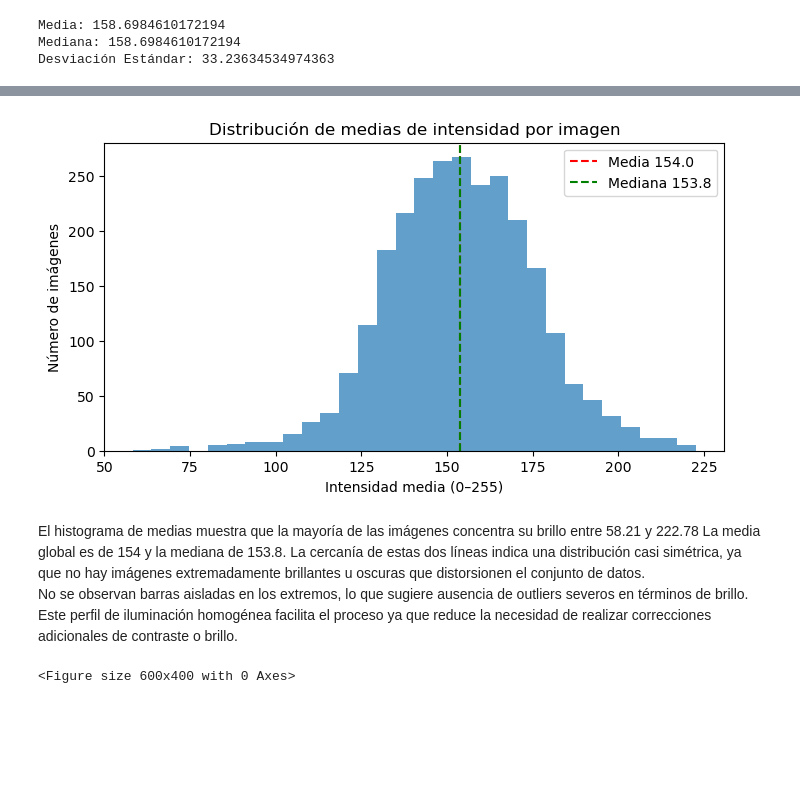
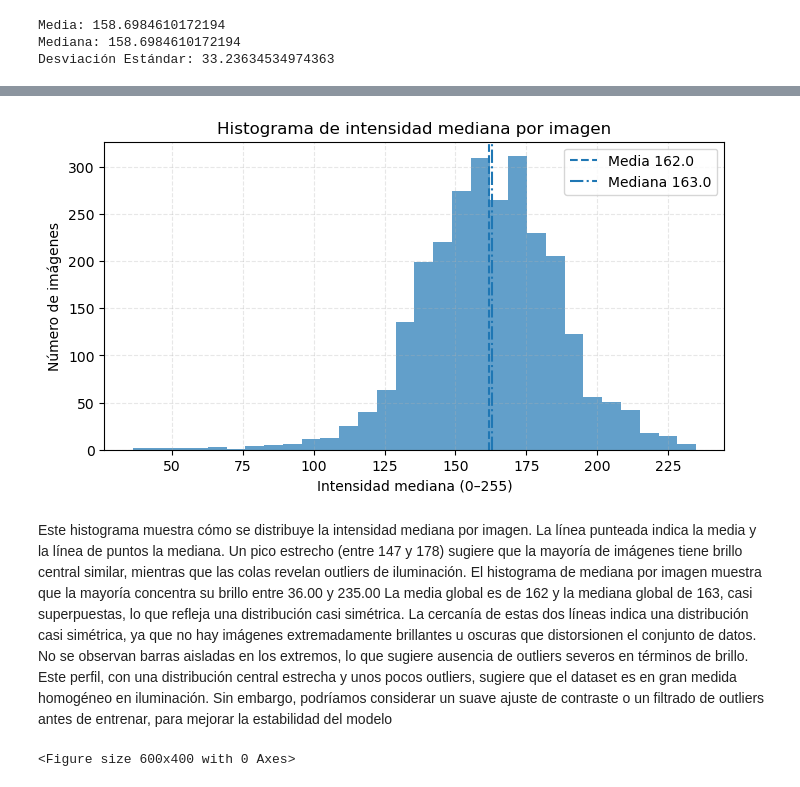
Before and after one commit to matiascf25/Analisis_datos, a Jupyter notebook: Análisis Datos.ipynb, the cells around one changed output, grey strips where cells are left out. Drawn from its saved outputs; the diff is of its cells as text; code cells hidden in the pictures; blank space fills up the shorter version.

```diff
--- a/Análisis Datos.ipynb
+++ b/Análisis Datos.ipynb
@@ -83,0 +47,30 @@ Clase:benign
+# %%
+# Inspección básica de las imágenes:
+
+from pathlib import Path
+from PIL import Image
+import numpy as np
+
+# Redefinir rutas
+base_dir  = Path(r"C:\Users\matia\Documents\Diplomado Machine Learning\Actividad Análisis de Datos\data")
+train_dir = base_dir / "train"
+test_dir  = base_dir / "test"
+
+# Listar clases
+classes = [d.name for d in train_dir.iterdir() if d.is_dir()]
+
+# Se seleccionan 5 imágenes de cada clase para el análisis básico:
+samples_per_class = 5
+
+# Bucle para train y test
+for split_dir, split_name in [(train_dir, "train"), (test_dir, "test")]:
+    print(f"\n=== Ejemplos de {split_name} ===")
+    for cls in classes:
+        folder = split_dir / cls
+        files = list(folder.glob("*"))[:samples_per_class]
+        print(f"\nClase: {cls}")
+        for p in files:
+            with Image.open(p) as img:
+                arr = np.array(img)
+            print(f"  {p.name:20s} → size={img.size}, canales={len(img.getbands())}, "
+                  f"min={arr.min():3d}, max={arr.max():3d}")
@@ -235,25 +279,28 @@ Para cada imagen, se calcula la media, mediana y la desviación estándar. Con e
 # %%
 # Visualización de datos: Histograma de intensidades
 import matplotlib.pyplot as plt
 
-vals = df_feats["mean"]
-plt.figure(figsize=(8,4))
+vals = df_feats["median"]  # brillo central robusto
+
+plt.figure(figsize=(8, 4))
 plt.hist(vals, bins=30, alpha=0.7)
-plt.axvline(vals.mean(), color='red', linestyle='--', label=f"Media {vals.mean():.1f}")
-plt.axvline(vals.median(), color='green', linestyle='--', label=f"Mediana {vals.median():.1f}")
-plt.title("Distribución de medias de intensidad por imagen")
-plt.xlabel("Intensidad media (0–255)")
+plt.axvline(vals.mean(), linestyle='--', label=f"Media {vals.mean():.1f}")
+plt.axvline(vals.median(), linestyle='-.', label=f"Mediana {vals.median():.1f}")
+plt.title("Histograma de intensidad mediana por imagen")
+plt.xlabel("Intensidad mediana (0–255)")
 plt.ylabel("Número de imágenes")
 plt.legend()
+plt.grid(True, linestyle="--", alpha=0.3)
 plt.show()
 # %% [output]
-[figure, old version]
+[figure, new version]
 # %% [markdown]
-El histograma de medias muestra que la mayoría de las imágenes concentra su brillo entre 58.21 y 222.78
-La media global es de 154 y la mediana de 153.8.
+Este histograma muestra cómo se distribuye la intensidad mediana por imagen. La línea punteada indica la media y la línea de puntos la mediana. Un pico estrecho (entre 147 y 178) sugiere que la mayoría de imágenes tiene brillo central similar, mientras que las colas revelan outliers de iluminación.
+El histograma de mediana por imagen muestra que la mayoría concentra su brillo entre 36.00 y 235.00
+La media global es de 162 y la mediana global de 163, casi superpuestas, lo que refleja una distribución casi simétrica.
 La cercanía de estas dos líneas indica una distribución casi simétrica, ya que no hay imágenes extremadamente brillantes u oscuras que distorsionen el conjunto de datos.
 No se observan barras aisladas en los extremos, lo que sugiere ausencia de outliers severos en términos de brillo.
-Este perfil de iluminación homogénea facilita el proceso ya que reduce la necesidad de realizar correcciones adicionales de contraste o brillo.
+Este perfil, con una distribución central estrecha y unos pocos outliers, sugiere que el dataset es en gran medida homogéneo en iluminación. Sin embargo, podríamos considerar un suave ajuste de contraste o un filtrado de outliers antes de entrenar, para mejorar la estabilidad del modelo
 # %%
 # Boxplot de medias por clase
 plt.figure(figsize=(6,4))
```
Also changed, not shown: parts of 14 cells of this notebook.
